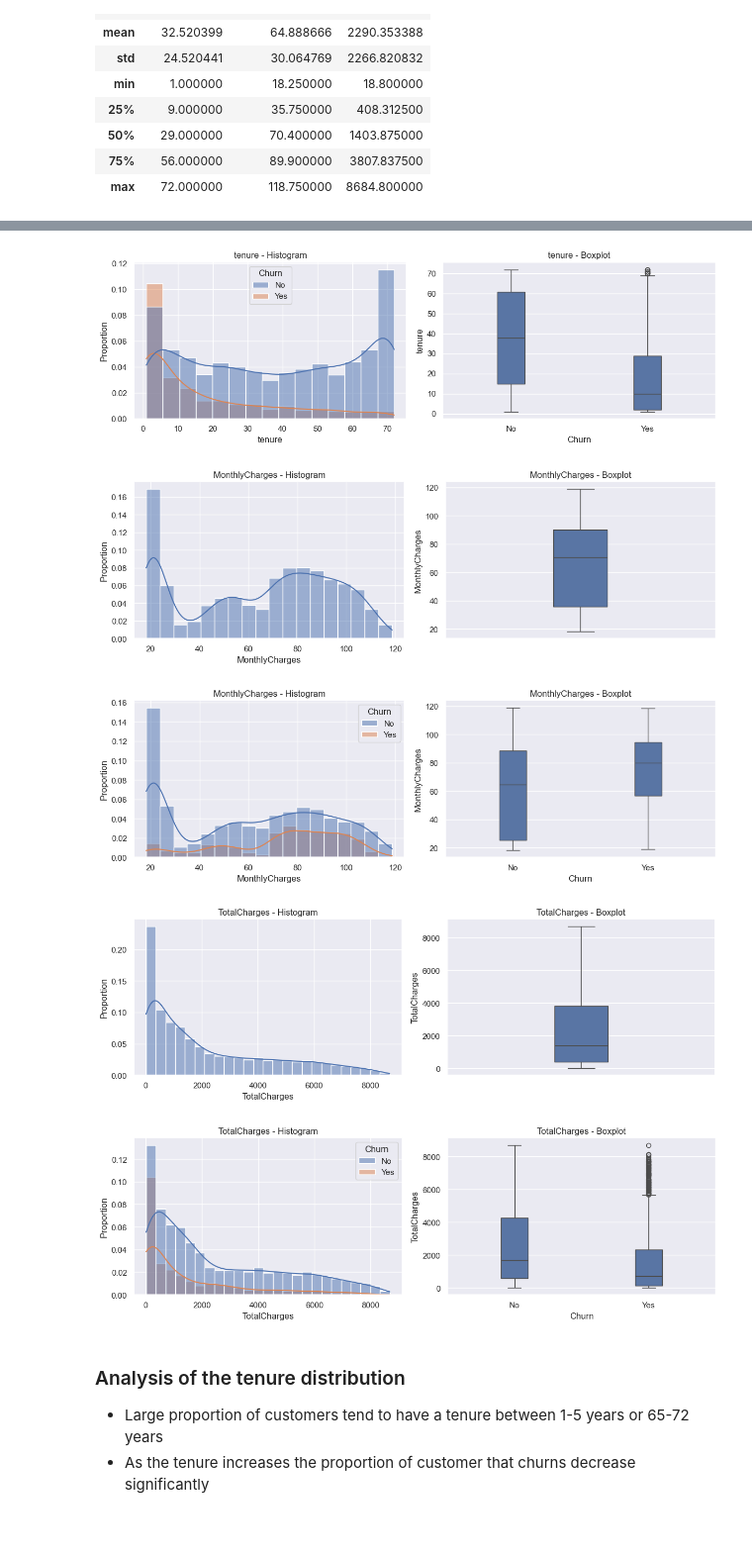
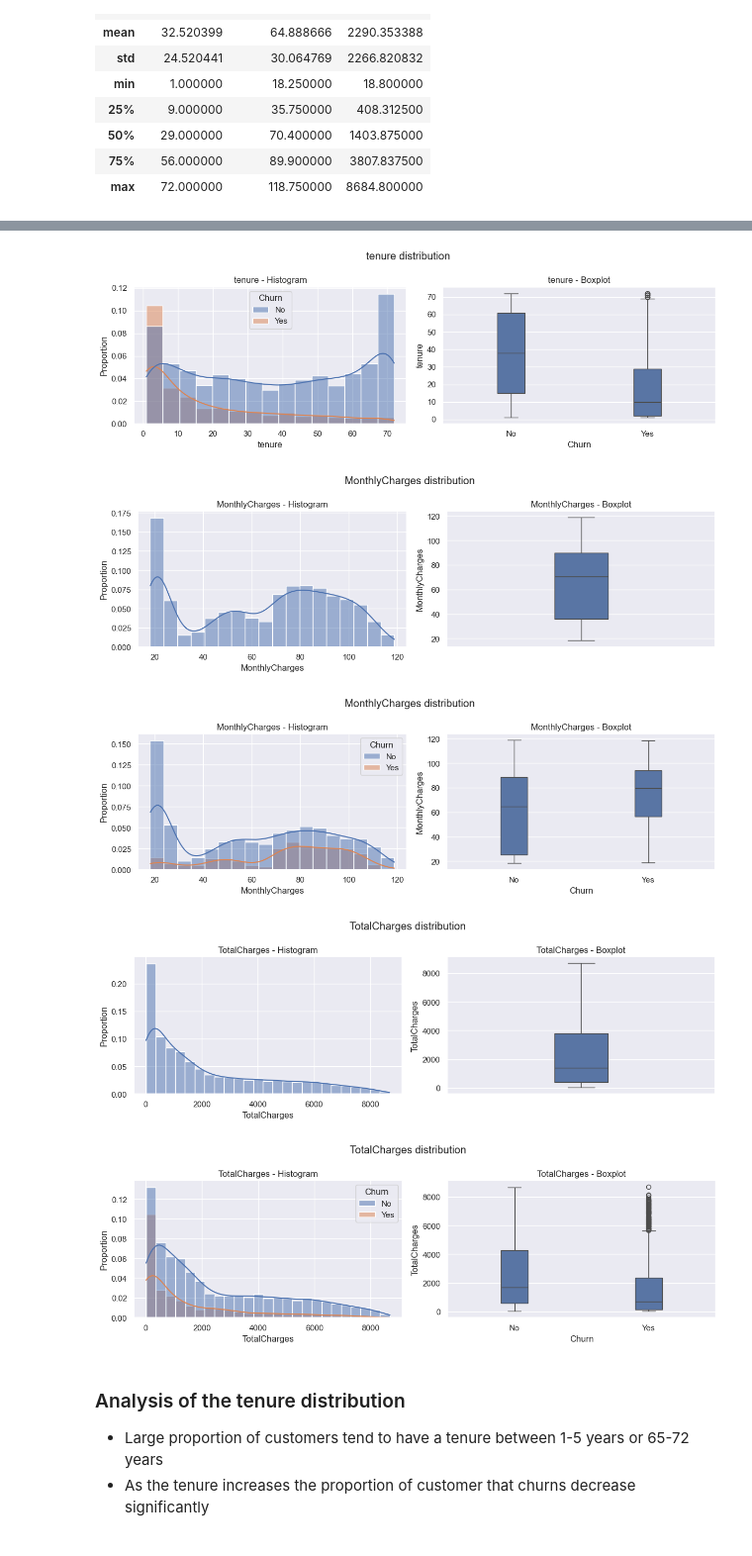
Before and after one commit to ElOuarary/Customer_Churn_Prediction, a Jupyter notebook: notebooks/exploratory_data_analysis.ipynb, the cells around one changed output, grey strips where cells are left out. Shown at 99% size. Drawn from its saved outputs; the diff is of its cells as text; code cells hidden in the pictures.

```diff
--- a/notebooks/exploratory_data_analysis.ipynb
+++ b/notebooks/exploratory_data_analysis.ipynb
@@ -191,8 +191,9 @@ import seaborn as sns
 
 sns.set_theme()
 
-def plot_distribution(df: pd.DataFrame, col: str, category: str = None):
+def plot_distribution(df: pd.DataFrame, col: str, category: str = None, inherit_path: bool = True):
     fig, axes = plt.subplots(1, 2, figsize=(12, 4))
+    fig.suptitle(f'{col} distribution')
 
     # Historgram
     axes[0].set_title(f'{col} - Histogram')
@@ -203,10 +204,13 @@ def plot_distribution(df: pd.DataFrame, col: str, category: str = None):
     sns.boxplot(df, x=category, y=col, orient='v', width=0.2, ax=axes[1])
 
     plt.tight_layout()
-    plt.savefig(PLOTS_PATH/f'{col}')
+    if inherit_path:
+        plt.savefig(PLOTS_PATH/f'{col}_distribution')
+    else:
+        plt.savefig(PLOTS_PATH/f'{col}_{category}_distribution')
     plt.show()
 # %%
 for col in numerical_col:
     plot_distribution(dummy, col)
-    plot_distribution(dummy, col, 'Churn')
+    plot_distribution(dummy, col, 'Churn', False)
 # %% [output]
@@ -214,8 +218,8 @@ for col in numerical_col:
-[figure, old version]
+[figure, new version]
-[figure, old version]
+[figure, new version]
-[figure, old version]
+[figure, new version]
-[figure, old version]
+[figure, new version]
-[figure, old version]
+[figure, new version]
 # %% [markdown]
 ### Analysis of the tenure distribution
 - Large proportion of customers tend to have a tenure between 1-5 years or 65-72 years
```
Also changed, not shown: parts of 18 cells of this notebook, 41 other files.
